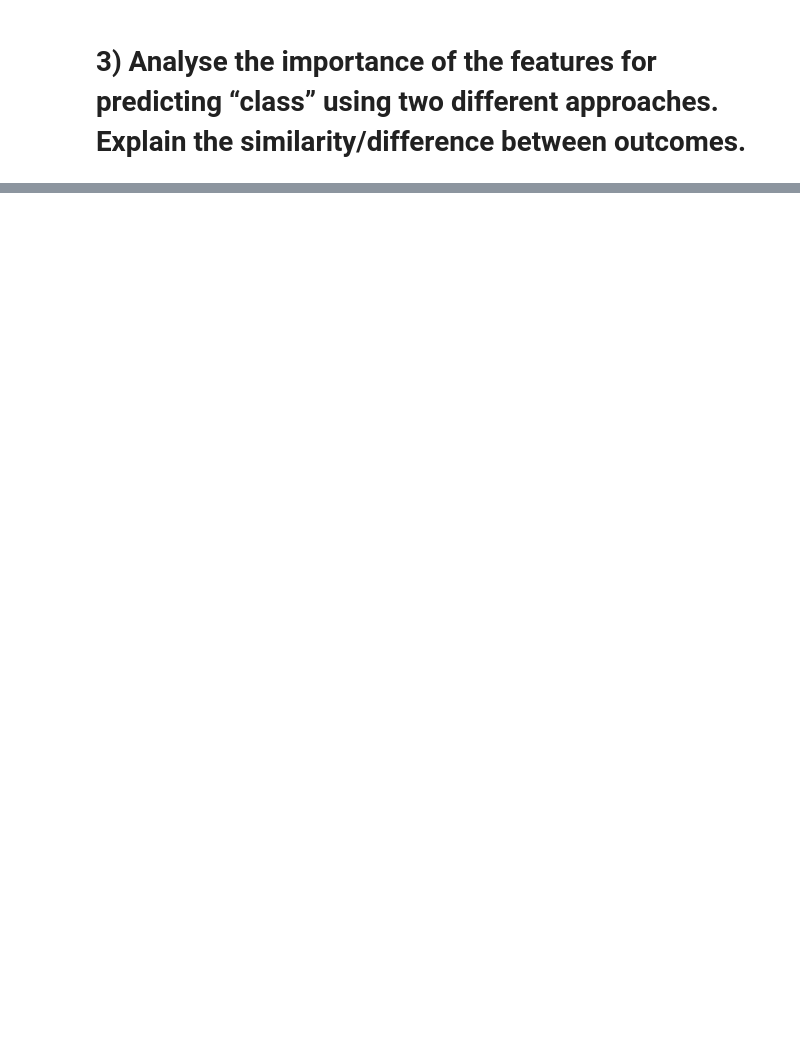
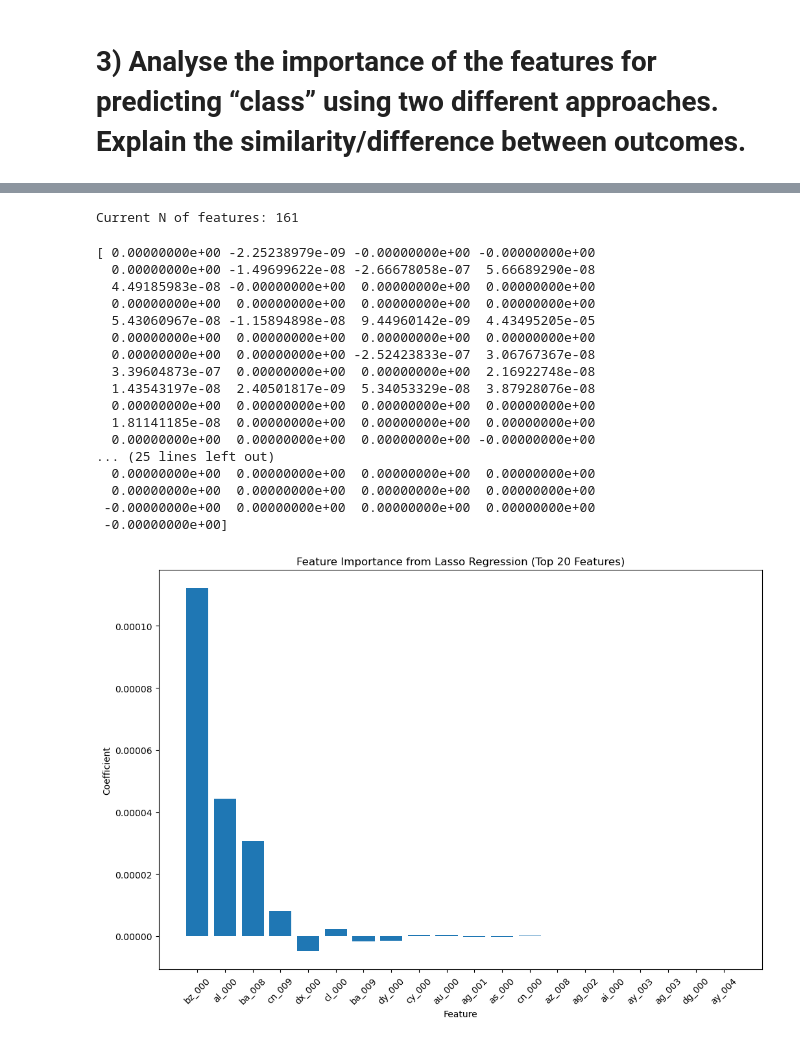
Before and after one commit to marsson/Ai_universityClass, a Jupyter notebook: week5/5.2D.ipynb, the cells around one changed output, grey strips where cells are left out. Saved outputs shown, nothing was run; the diff lists cells and outputs as text; code cells hidden in the pictures; blank space fills up the shorter version.

Commit message:
current

```diff
--- a/week5/5.2D.ipynb
+++ b/week5/5.2D.ipynb
@@ -191,0 +157,55 @@ plt.show()
+# %%
+print("Current N of features:", len(training.columns))
+# %% [output]
+Current N of features: 161
+# %%
+from sklearn.linear_model import Lasso
+#Same using Lasso
+x_lass = x_log
+# Train a Lasso regression model
+model = Lasso(alpha=0.5, max_iter=10000)
+model.fit(x_lass, y_training)
+
+# Get feature names and coefficients
+feature_names = training.columns
+coefficients = model.coef_
+print(coefficients)
+# Create a dataframe for features and their corresponding coefficients
+coeff_df = pd.DataFrame({'Feature': feature_names, 'Coefficient': coefficients})
+
+# Filter out features with zero coefficients
+non_zero_coeff = coeff_df[coeff_df['Coefficient'] != 0]
+
+# Sort dataframe by absolute coefficient values in descending order
+non_zero_coeff = non_zero_coeff.reindex(non_zero_coeff.Coefficient.abs().sort_values(ascending=False).index)
+
+# Get the first 10 features
+top_features = non_zero_coeff.iloc[:20]
+
+# Visualize the coefficients of the first10 features
+plt.figure(figsize=(12, 8))
+plt.bar(top_features['Feature'], top_features['Coefficient'])
+plt.xlabel('Feature')
+plt.ylabel('Coefficient')
+plt.title('Feature Importance from Lasso Regression (Top 20 Features)')
+plt.xticks(rotation=45)
+plt.show()
+# %% [output]
+[ 0.00000000e+00 -2.25238979e-09 -0.00000000e+00 -0.00000000e+00
+  0.00000000e+00 -1.49699622e-08 -2.66678058e-07  5.66689290e-08
+  4.49185983e-08 -0.00000000e+00  0.00000000e+00  0.00000000e+00
+  0.00000000e+00  0.00000000e+00  0.00000000e+00  0.00000000e+00
+  5.43060967e-08 -1.15894898e-08  9.44960142e-09  4.43495205e-05
+  0.00000000e+00  0.00000000e+00  0.00000000e+00  0.00000000e+00
+  0.00000000e+00  0.00000000e+00 -2.52423833e-07  3.06767367e-08
+  3.39604873e-07  0.00000000e+00  0.00000000e+00  2.16922748e-08
+  1.43543197e-08  2.40501817e-09  5.34053329e-08  3.87928076e-08
+  0.00000000e+00  0.00000000e+00  0.00000000e+00  0.00000000e+00
+  1.81141185e-08  0.00000000e+00  0.00000000e+00  0.00000000e+00
+  0.00000000e+00  0.00000000e+00  0.00000000e+00 -0.00000000e+00
+... (25 lines left out)
+  0.00000000e+00  0.00000000e+00  0.00000000e+00  0.00000000e+00
+  0.00000000e+00  0.00000000e+00  0.00000000e+00  0.00000000e+00
+ -0.00000000e+00  0.00000000e+00  0.00000000e+00  0.00000000e+00
+ -0.00000000e+00]
+[figure, added]
```
Also changed, not shown: parts of 20 cells of this notebook, 2 other files.
